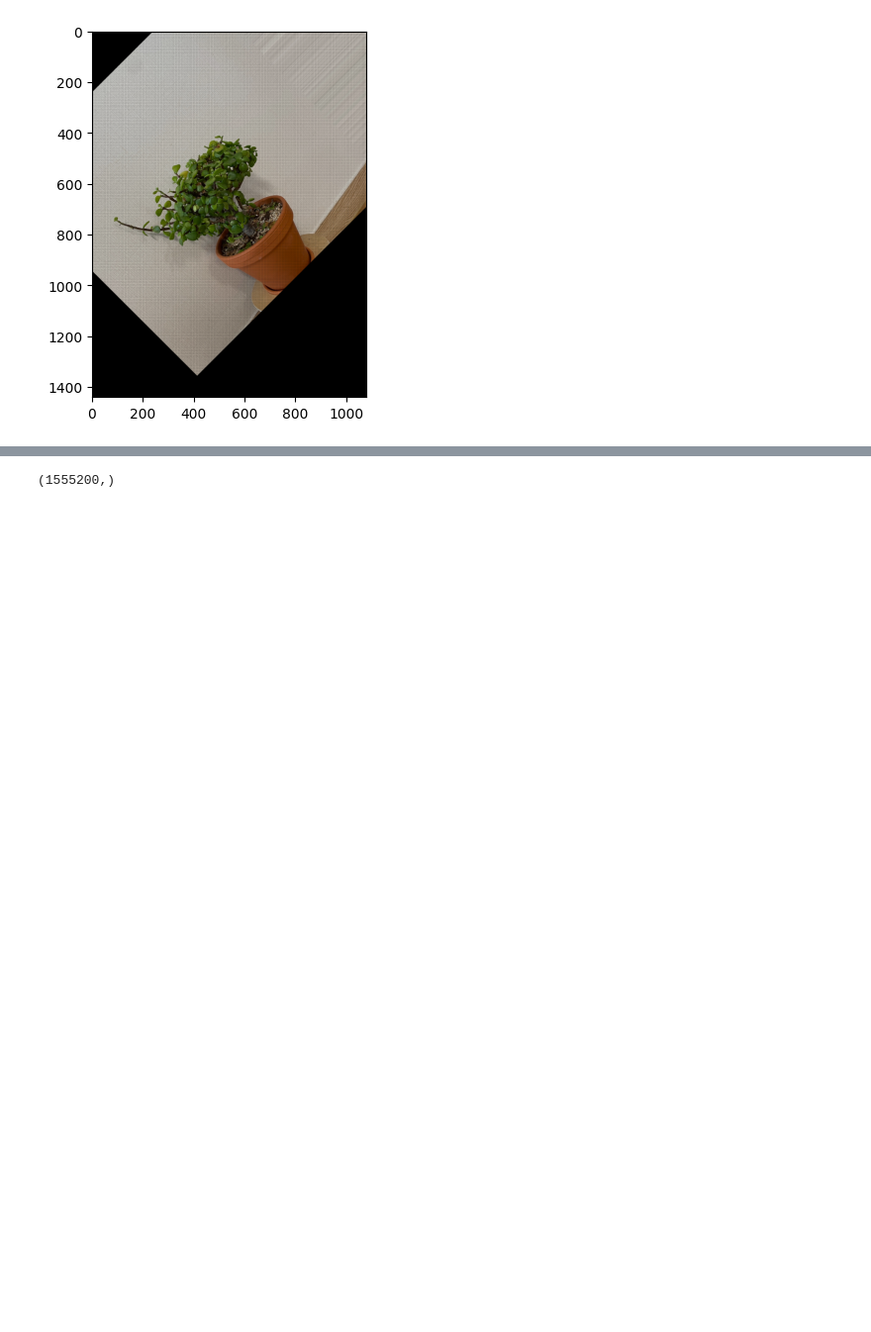
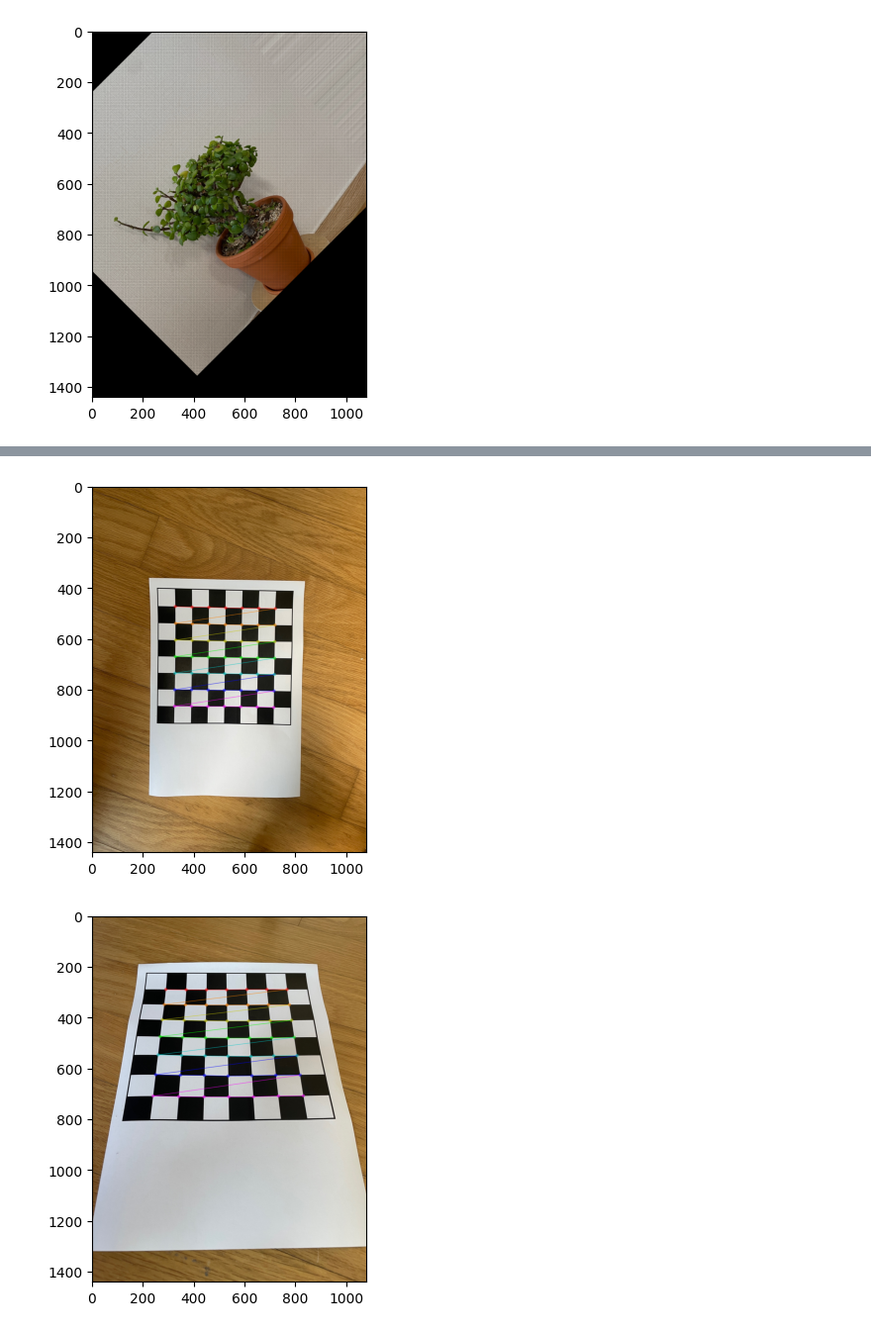
Before and after one commit to watanka/Depth-Estimation-without-cv2, a Jupyter notebook: step_by_step.ipynb, the cells around one changed output, grey strips where cells are left out. Shown at 99% size. Saved outputs shown, nothing was run; the diff lists cells and outputs as text; code cells hidden in the pictures; blank space fills up the shorter version.

Commit message:
calibration using chessboard & feature detection using orb & feature matching using BruteForce

```diff
--- a/step_by_step.ipynb
+++ b/step_by_step.ipynb
@@ -103,4 +97,0 @@ plt.imshow(canvas)
-# %%
-x2.shape
-# %% [output]
-(1555200,)
@@ -106,0 +100,35 @@ x2.shape
+# %%
+## chessboard calibration
+chessboard_files = glob('img/capture_chessboard*.jpg')
+
+# termination criteria
+criteria = (cv2.TERM_CRITERIA_EPS + cv2.TERM_CRITERIA_MAX_ITER, 30, 0.001)
+
+# prepare object points, like (0,0,0), (1,0,0), (2,0,0), ...,
+objp = np.zeros((7*7, 3), np.float32)
+objp[:,:2] = np.mgrid[0:7, 0:7].T.reshape(-1,2)
+
+# Arrays to store object points and image points from all the images
+objpoints = [] # 3d point in real word space
+imgpoints = [] # 2d points in image plane
+
+for fname in chessboard_files :
+
+    img = cv2.imread(fname)
+    gray = cv2.cvtColor(img, cv2.COLOR_BGR2GRAY)
+
+
+    ret, corners = cv2.findChessboardCorners(gray, (7,7), None)
+
+    if ret == True :
+        objpoints.append(objp)
+
+        corners2 = cv2.cornerSubPix(gray, corners, (11,11), (-1,-1), criteria)
+        imgpoints.append(corners2)
+
+        cv2.drawChessboardCorners(img, (7,7), corners2, ret)
+        plt.imshow(img[:,:,::-1])
+        plt.show()
+# %% [output]
+[figure, added]
+[figure, added]
```
Also changed, not shown: parts of 14 cells of this notebook.
